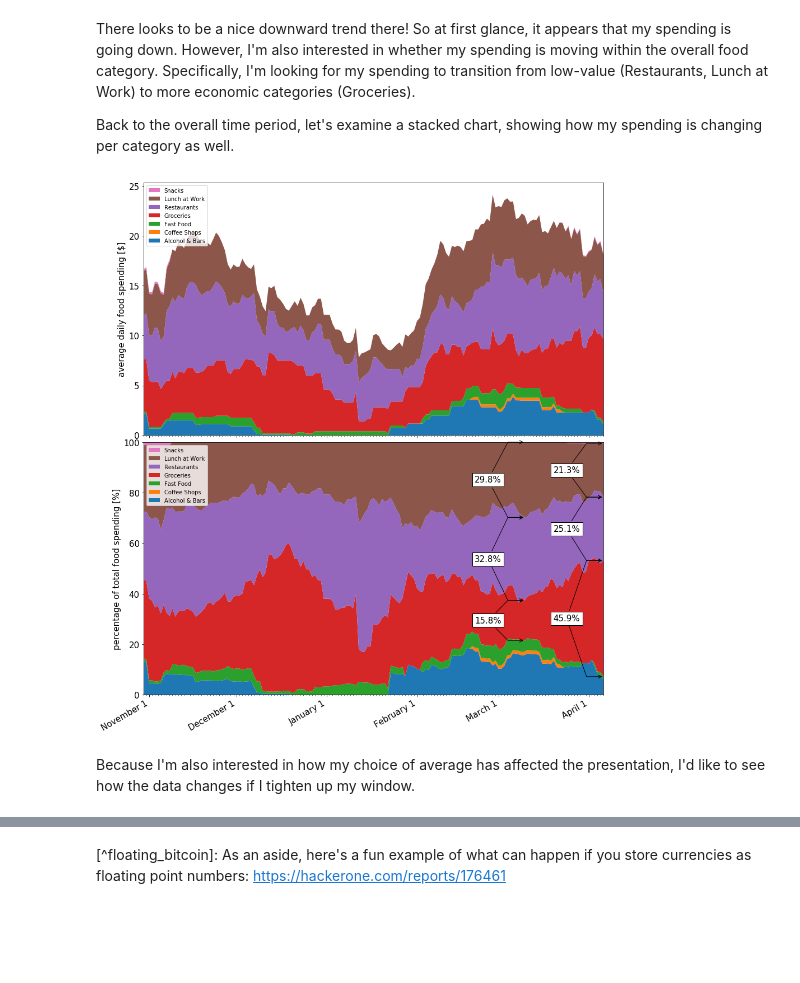
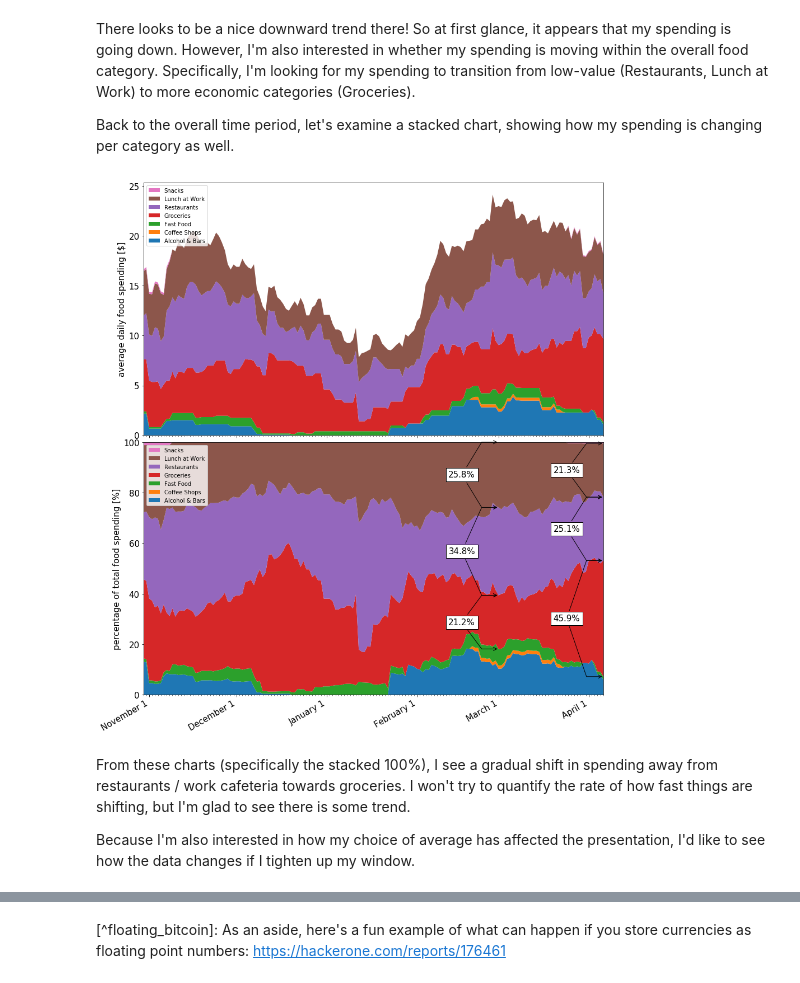
Before and after one commit to garth5689/garth5689.github.io, a Jupyter notebook: _drafts/dollars_to_doughnuts.ipynb, the cells around one changed output, grey strips where cells are left out. Cells and saved outputs as stored; diff of their text form; code cells hidden in the pictures; blank space fills up the shorter version.

Commit message:
latest updates to food spending post, getting close to done

```diff
--- a/_drafts/dollars_to_doughnuts.ipynb
+++ b/_drafts/dollars_to_doughnuts.ipynb
@@ -292,7 +290,7 @@ def calculate_rolling_window_stacked(dates, daily_sums, time_frame):
     rolling = []
     rolling_dates = []
 
-    # stop once we're within time_frame days of the end of the data
+    # stop once the index has reached the last day, stop calculating.
     while index <= end:
 
         # on each loop, filter out any transactions that don't fall in our window
@@ -304,42 +302,35 @@ def calculate_rolling_window_stacked(dates, daily_sums, time_frame):
 
         # place those averages into a dictionary
         # then we can extract them in the same order each time
-        stack = {}
+        # initialize each category to 0
+        stack = {cat:0 for cat in food_categories}
         for cat,cat_trans in groupby(window, lambda trans: trans.category):
-            stack[cat] = sum([trans.amount for trans in cat_trans])/time_frame
+            stack[cat] = float(sum([trans.amount for trans in cat_trans])/time_frame)
 
         # make a list of all the stacked numbers
-        # substitute 0 for non-existent categories
-        rolling.append([float(stack[cat]) if cat in stack else float(0) for cat in food_categories])
+        rolling.append([stack[cat] for cat in food_categories])
 
         # we're also keeping track of the dates for plotting later
         rolling_dates.append(index)
 
-        #move the index date
+        # move the index date for the next iteration
         index = index + timedelta(days = 1)
 
     # return the date and sums lists
     return [rolling_dates, rolling]
 # %%
 def add_braces(ax, text, x0, y0, x1, y1, y2):
-    ax.annotate(text,
-                xy=(x1,y2),
-                xytext=(x0,y0),
-                xycoords='data',
-                ha='right',
-                va='center',
-                bbox=dict(boxstyle='square', fc='white'),
-                arrowprops=dict(arrowstyle="->",
-                                connectionstyle="arc, armB=-30"))
-    ax.annotate(text,
-                xy=(x1,y1),
-                xytext=(x0,y0),
-                xycoords='data',
-                ha='right',
-                va='center',
-                bbox=dict(boxstyle='square', fc='white'),
-                arrowprops=dict(arrowstyle="->",
-                                connectionstyle="arc, armB=-30"))
+    arrowprops = dict(arrowstyle="->",
+                      connectionstyle="arc, armB=-30")
+
+    kwargs =dict(xycoords='data',
+                 ha='right',
+                 va='center',
+                 bbox=dict(boxstyle='square', fc='white'),
+                 arrowprops=arrowprops)
+
+    ax.annotate(text, xy=(x1,y2), xytext=(x0,y0), **kwargs)
+    ax.annotate(text, xy=(x1,y1), xytext=(x0,y0), **kwargs)
 
 rolling_dates,rolling = calculate_rolling_window_stacked(dates, daily_sums, 30)
 
@@ -357,35 +348,37 @@ ax.set_ylim([0,100])
 
 k = ax2.stackplot(rolling_dates, y)
 handles, labels = ax2.get_legend_handles_labels()
 ax2.legend(handles = k[::-1], labels = food_categories[::-1], prop={'size':10}, loc=2)
 ax2.xaxis.set_major_locator(months)
 ax2.xaxis.set_major_formatter(monthFmt)
 ax2.xaxis.set_minor_locator(days)
 fig.autofmt_xdate()
 ax2.set_ylabel("average daily food spending [$]")
 
 
-date_1 = datetime(day=10, month=3, year=2017)
+date_1 = datetime(day=1, month=3, year=2017)
 date_1_index = rolling_dates.index(date_1)
 
 accu = list(accumulate([percent[i][date_1_index] for i in range(7)]))
 
 for i in [2,3,4]:
     add_braces(ax,"{0:.1f}%".format(accu[i+1]-accu[i]),(date_1 - timedelta(days = 8)),(accu[i+1]-accu[i])/2 + accu[i],date_1,accu[i],accu[i+1])
 
 
 date_2 = rolling_dates[-1]
 date_2_index = rolling_dates.index(date_2)
 
 accu = list(accumulate([percent[i][date_2_index] for i in range(7)]))
 
 for i in [2,3,4]:
     add_braces(ax,"{0:.1f}%".format(accu[i+1]-accu[i]),(date_2 - timedelta(days = 8)),(accu[i+1]-accu[i])/2 + accu[i],date_2,accu[i],accu[i+1])
 
 
 plt.show()
 # %% [output]
-[figure, old version]
+[figure, new version]
 # %% [markdown]
+From these charts (specifically the stacked 100%), I see a gradual shift in spending away from restaurants / work cafeteria towards groceries.  I won't try to quantify the rate of how fast things are shifting, but I'm glad to see there is some trend.
+
 Because I'm also interested in how my choice of average has affected the presentation, I'd like to see how the data changes if I tighten up my window.
 # %%
```
Also changed, not shown: parts of 4 cells of this notebook, 3 other files.
